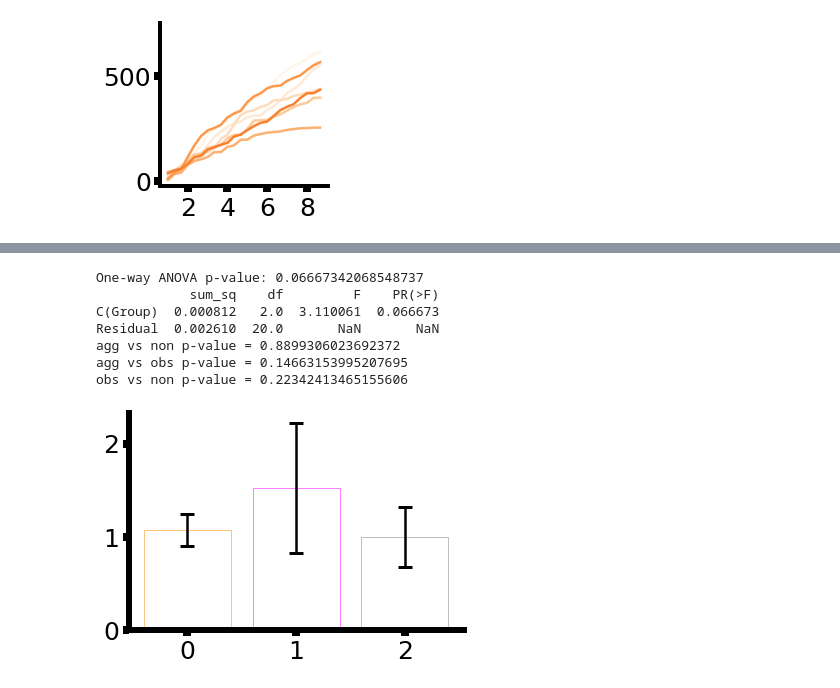
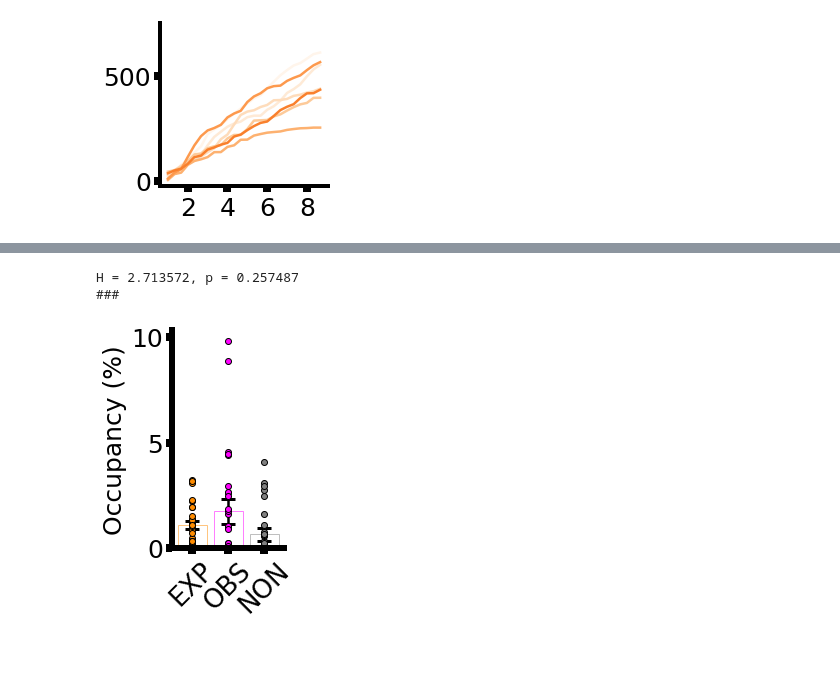
Before and after one commit to FalknerLab/AggressionObservation, a Jupyter notebook: figures/Fig1_FullBehaviorAnalysis.ipynb, the cells around one changed output, grey strips where cells are left out. Cells and saved outputs as stored; diff of their text form; code cells hidden in the pictures; blank space fills up the shorter version.

```diff
--- a/figures/Fig1_BehaviorAnalysis.ipynb
+++ b/figures/Fig1_FullBehaviorAnalysis.ipynb
@@ -458,11 +535,11 @@ cd1_obs_persistence = np.where(np.isnan(cd1_obs_persistence), 0, cd1_obs_persist
 cd1_non_persistence = np.where(np.isnan(cd1_non_persistence), 0, cd1_non_persistence)
 
 ### plotting
-fig, axs = plt.subplots(figsize=(2.5* n_clusters, 8))  # Adjust figure size as needed
+fig, axs = plt.subplots(figsize=(2.5 * n_clusters, 8))  # Adjust figure size as needed
 
 for i in np.arange(n_clusters):
     data_to_plot = [cd1_agg_persistence[i], cd1_obs_persistence[i], cd1_non_persistence[i]]
-    print('Cluster %i occupancies' % (i+1))
+    print('Cluster %i occupancies' % (i + 1))
     run_cluster_stats(data_to_plot)
 
     # Calculate positions for this cluster's boxplots
@@ -472,7 +549,7 @@ for i in np.arange(n_clusters):
     box = plt.boxplot(data_to_plot, positions=positions, patch_artist=True, widths=0.6)  # Adjust widths as needed
 
     # Customize boxplots
-    colors = ['red', 'orange', 'gray']
+    colors = ['darkorange', 'magenta', 'gray']
     for patch, color in zip(box['boxes'], colors):
         patch.set_edgecolor(color)
         patch.set_facecolor('white')
@@ -484,7 +561,9 @@ for i in np.arange(n_clusters):
     for cap in box['caps']:
         cap.set_linewidth(5)
 
-
+    # Plot individual data points
+    for j, data in enumerate(data_to_plot):
+        plt.scatter(np.full_like(data, positions[j]), data, color=colors[j], edgecolor='black', zorder=2, s=100, alpha=0.6)
 
 # Set a common title and other figure-level customizations
 sns.despine()
@@ -493,6 +572,8 @@ plt.xticks(np.linspace(2, 50, 13), np.arange(1, 14), fontsize=50)
 
 # Adjust layout
 plt.tight_layout()
-# plt.savefig('.\\figures\\cluster_persistences.svg')
+
+# plt.savefig('.\\figures\\cluster_persistence.svg')
+plt.show()
 # %% [output]
 Cluster 1 occupancies
@@ -2229,33 +2311,44 @@ One-way ANOVA p-value: 0.12328540674059127
 # %%
 from scipy.stats import sem
 sns.set_context(rc={'lines.linewidth': 2.5,
                     'axes.labelsize': 25,
                     'axes.titlesize': 19.200000000000003,
                     'font.size': 25,
                     'xtick.major.width': 8,
                     'ytick.major.width': 8,
                     'xtick.major.size':6,
                     'ytick.major.size':6,
                     'axes.linewidth':6})
 
-agg_HF = np.mean(agg_occupancies[:, -3:], axis=-1)
-obs_HF = np.mean(obs_occupancies[:, -3:], axis=-1)
-non_HF = np.mean(non_occupancies[:, -3:], axis=-1)
+plt.figure(figsize=(2, 4))
 
+agg_HF = np.median(agg_occupancies[:, -3:], axis=-1)
+agg_HF = agg_occupancies[:, -3:].flatten()
+obs_HF = np.median(obs_occupancies[:, -3:], axis=-1)
+obs_HF = obs_occupancies[:, -3:].flatten()
+non_HF = np.median(non_occupancies[:, -3:], axis=-1)
+non_HF = non_occupancies[:, -3:].flatten()
+
+# Plot bar plots
 plt.bar(0, np.median(agg_HF)*100, yerr=sem(agg_HF)*100, edgecolor='darkorange', color='white', alpha=0.5, capsize=7, error_kw={'capthick': 3})
 plt.bar(1, np.median(obs_HF)*100, yerr=sem(obs_HF)*100, edgecolor='magenta', color='white', alpha=0.5, capsize=7,  error_kw={'capthick': 3})
 plt.bar(2, np.median(non_HF)*100, yerr=sem(non_HF)*100, edgecolor='gray', color='white', alpha=0.5, capsize=7,  error_kw={'capthick': 3})
+
+# Plot individual data points
+plt.scatter(np.full_like(agg_HF, 0), agg_HF*100, color='darkorange', edgecolor='black', zorder=2)
+plt.scatter(np.full_like(obs_HF, 1), obs_HF*100, color='magenta', edgecolor='black', zorder=2)
+plt.scatter(np.full_like(non_HF, 2), non_HF*100, color='gray', edgecolor='black', zorder=2)
+
+# Set axis labels and ticks
+plt.ylabel('Occupancy (%)')
+plt.xticks([0, 1, 2], ['EXP', 'OBS', 'NON'], fontsize=26, rotation=45)
+
 sns.despine()
 
 # stats
 run_cluster_stats([agg_HF, obs_HF, non_HF])
 # plt.savefig('.\\figures\\agg_occupancy.svg', dpi=300, bbox_inches='tight')
 # %% [output]
-One-way ANOVA p-value: 0.06667342068548737
-            sum_sq    df         F    PR(>F)
-C(Group)  0.000812   2.0  3.110061  0.066673
-Residual  0.002610  20.0       NaN       NaN
-agg vs non p-value = 0.8899306023692372
-agg vs obs p-value = 0.14663153995207695
-obs vs non p-value = 0.22342413465155606
+H = 2.713572, p = 0.257487
+###
-[figure, old version]
+[figure, new version]
```
Also changed, not shown: parts of 10 cells of this notebook.
